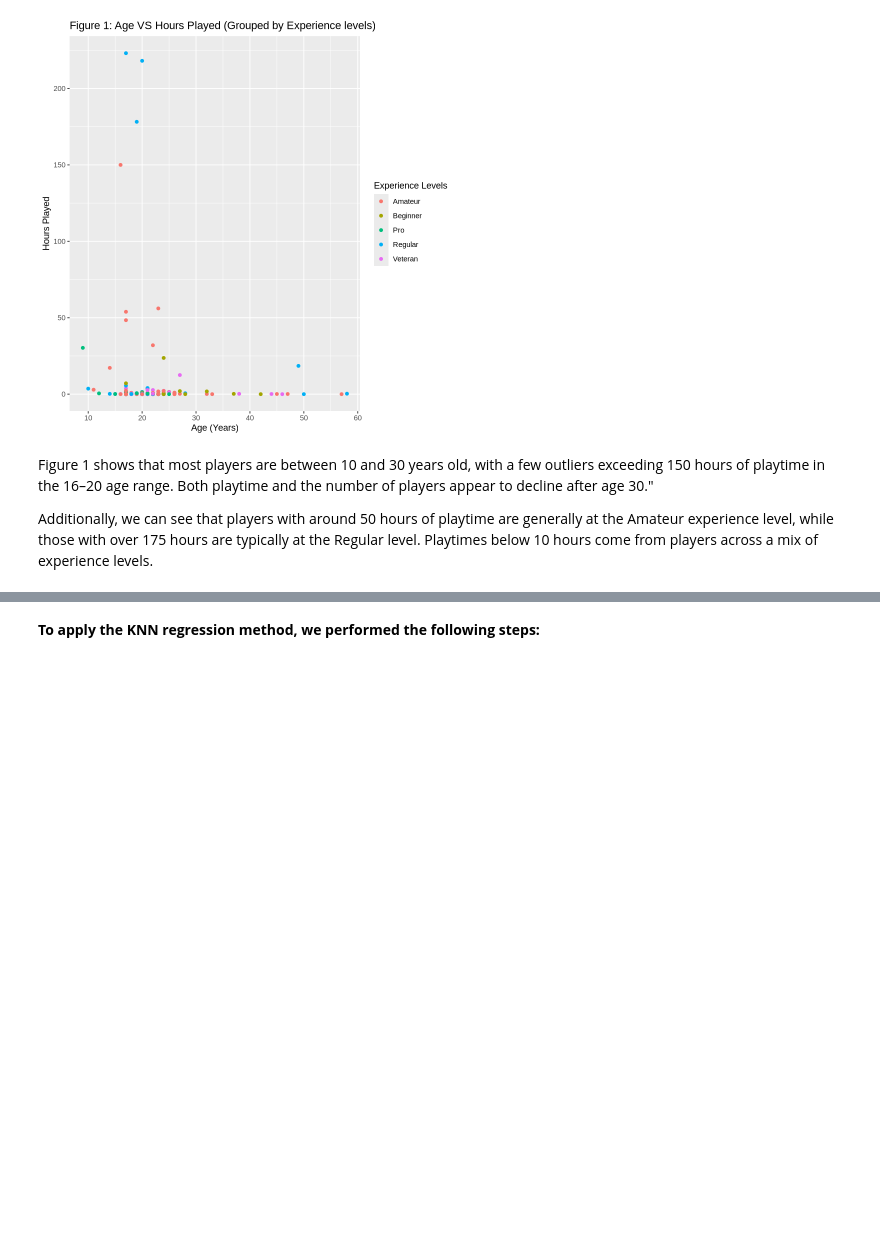
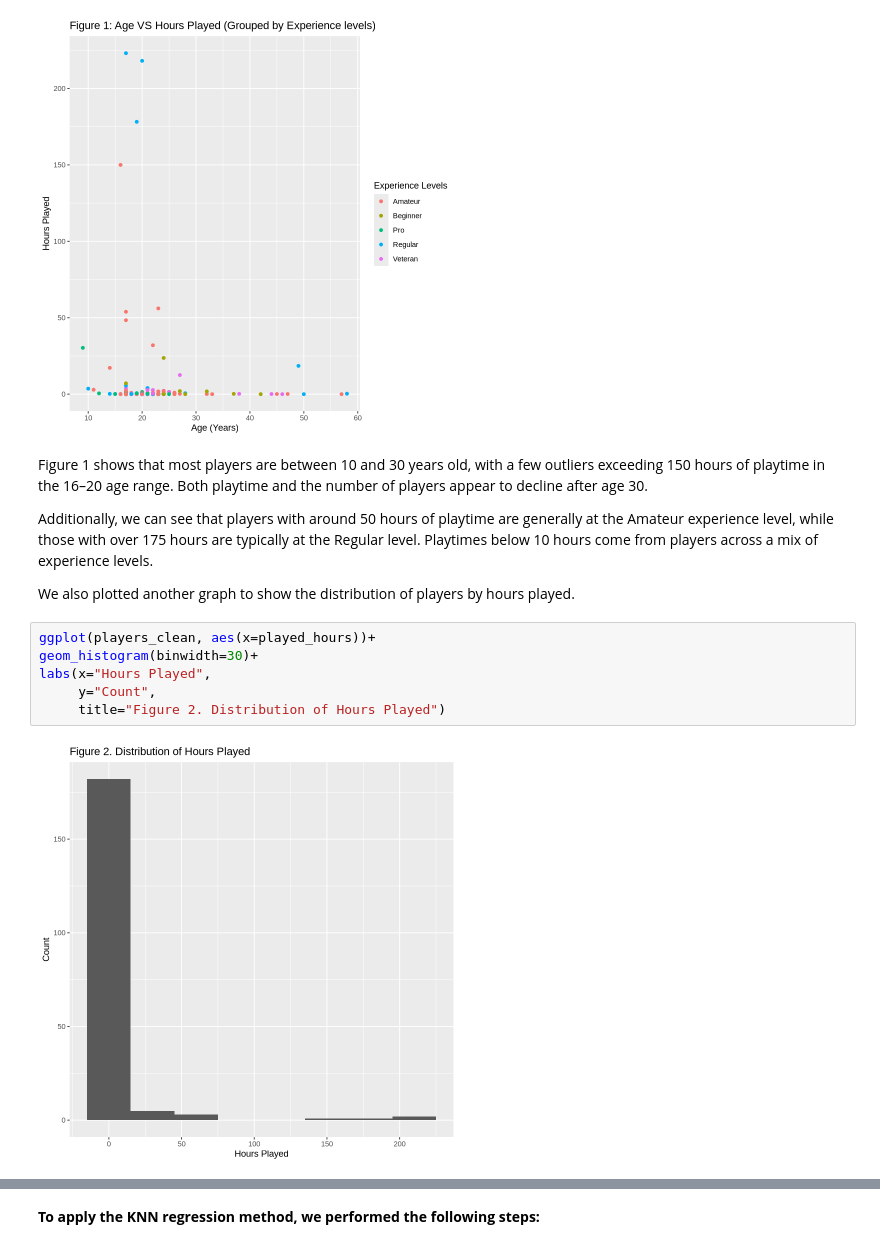
Before and after one commit to vmah1/dsci100-group-project, a Jupyter notebook: project.ipynb, the cells around one changed output, grey strips where cells are left out. Saved outputs shown, nothing was run; the diff lists cells and outputs as text; blank space fills up the shorter version.

```diff
--- a/project.ipynb
+++ b/project.ipynb
@@ -223,6 +223,16 @@ players_age
 # %% [output]
 [figure]
 # %% [markdown]
-Figure 1 shows that most players are between 10 and 30 years old, with a few outliers exceeding 150 hours of playtime in the 16–20 age range. Both playtime and the number of players appear to decline after age 30."
+Figure 1 shows that most players are between 10 and 30 years old, with a few outliers exceeding 150 hours of playtime in the 16–20 age range. Both playtime and the number of players appear to decline after age 30.
 
 Additionally, we can see that players with around 50 hours of playtime are generally at the Amateur experience level, while those with over 175 hours are typically at the Regular level. Playtimes below 10 hours come from players across a mix of experience levels.
+
+We also plotted another graph to show the distribution of players by hours played.
+# %%
+ggplot(players_clean, aes(x=played_hours))+
+geom_histogram(binwidth=30)+
+labs(x="Hours Played",
+     y="Count",
+     title="Figure 2. Distribution of Hours Played")
+# %% [output]
+[figure, added]
```
Also changed, not shown: parts of 11 cells of this notebook.
